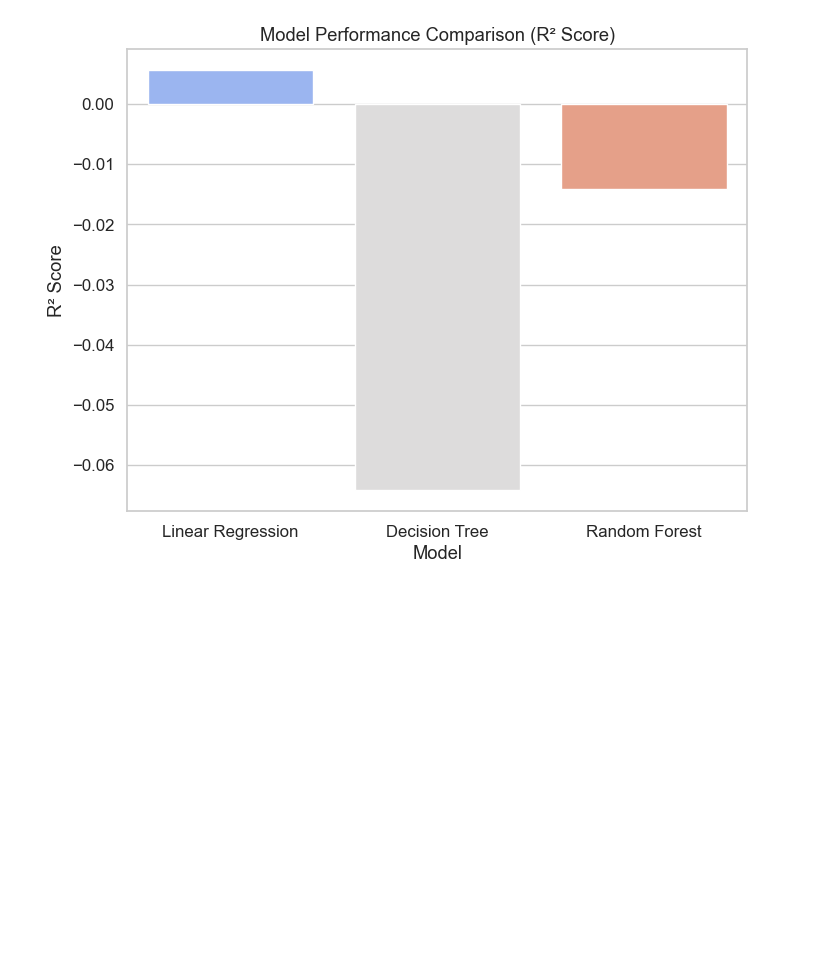
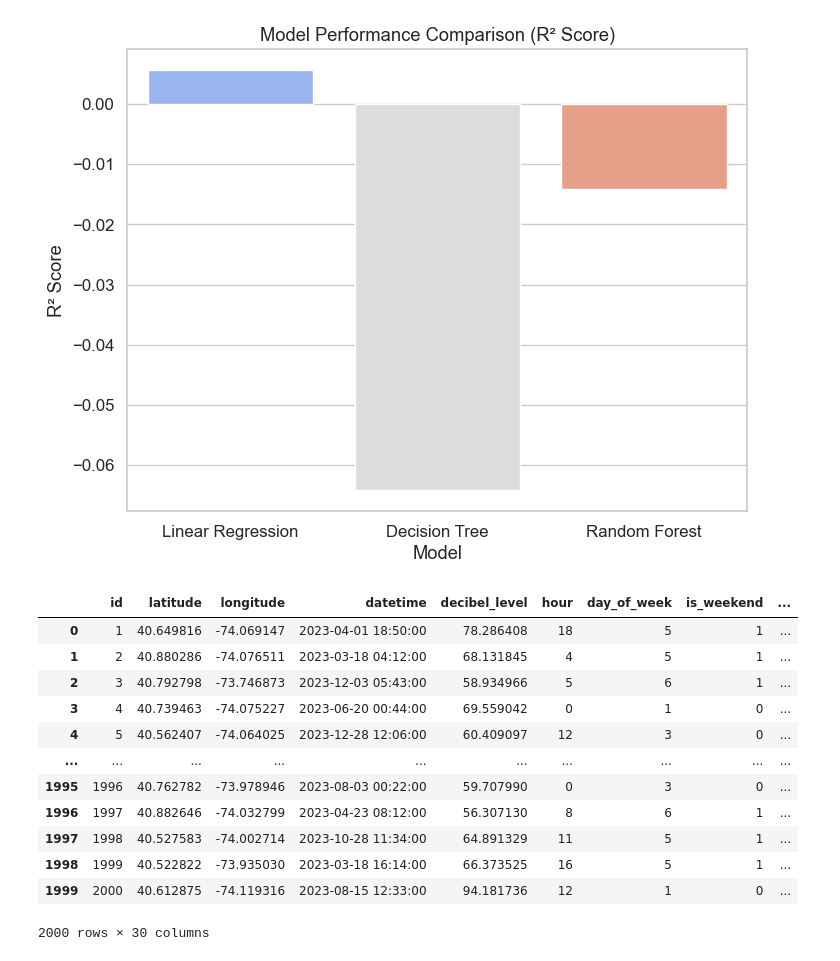
Before and after one commit to sanodyaJinadasa/Urban-noise-analysis, a Jupyter notebook: Analysis.ipynb, the cells around one changed output. Saved outputs shown, nothing was run; the diff lists cells and outputs as text; code cells hidden in the pictures; blank space fills up the shorter version.

```diff
--- a/Analysis.ipynb
+++ b/Analysis.ipynb
@@ -498,3 +513,19 @@ Passing `palette` without assigning `hue` is deprecated and will be removed in v
 
   sns.barplot(x=results_df.index, y=results_df["R2"], palette="coolwarm")
 [figure]
+# %%
+df
+# %% [output]
+|  | id | latitude | longitude | datetime | decibel_level | hour | day_of_week | is_weekend | ... |
+| 0 | 1 | 40.649816 | -74.069147 | 2023-04-01 18:50:00 | 78.286408 | 18 | 5 | 1 | ... |
+| 1 | 2 | 40.880286 | -74.076511 | 2023-03-18 04:12:00 | 68.131845 | 4 | 5 | 1 | ... |
+| 2 | 3 | 40.792798 | -73.746873 | 2023-12-03 05:43:00 | 58.934966 | 5 | 6 | 1 | ... |
+| 3 | 4 | 40.739463 | -74.075227 | 2023-06-20 00:44:00 | 69.559042 | 0 | 1 | 0 | ... |
+| 4 | 5 | 40.562407 | -74.064025 | 2023-12-28 12:06:00 | 60.409097 | 12 | 3 | 0 | ... |
+| ... | ... | ... | ... | ... | ... | ... | ... | ... | ... |
+| 1995 | 1996 | 40.762782 | -73.978946 | 2023-08-03 00:22:00 | 59.707990 | 0 | 3 | 0 | ... |
+| 1996 | 1997 | 40.882646 | -74.032799 | 2023-04-23 08:12:00 | 56.307130 | 8 | 6 | 1 | ... |
+| 1997 | 1998 | 40.527583 | -74.002714 | 2023-10-28 11:34:00 | 64.891329 | 11 | 5 | 1 | ... |
+| 1998 | 1999 | 40.522822 | -73.935030 | 2023-03-18 16:14:00 | 66.373525 | 16 | 5 | 1 | ... |
+| 1999 | 2000 | 40.612875 | -74.119316 | 2023-08-15 12:33:00 | 94.181736 | 12 | 1 | 0 | ... |
+2000 rows × 30 columns
```
Also changed, not shown: parts of 4 cells of this notebook, 2 other files.
